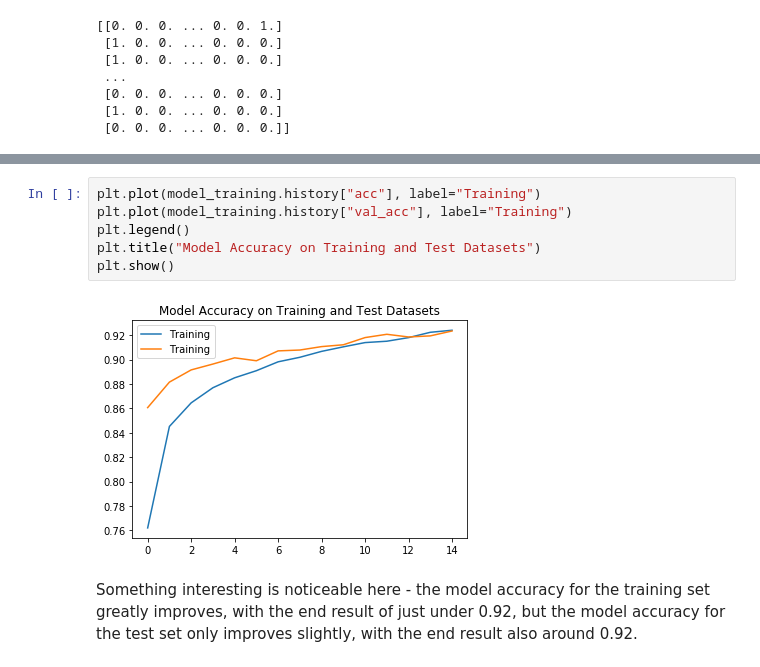
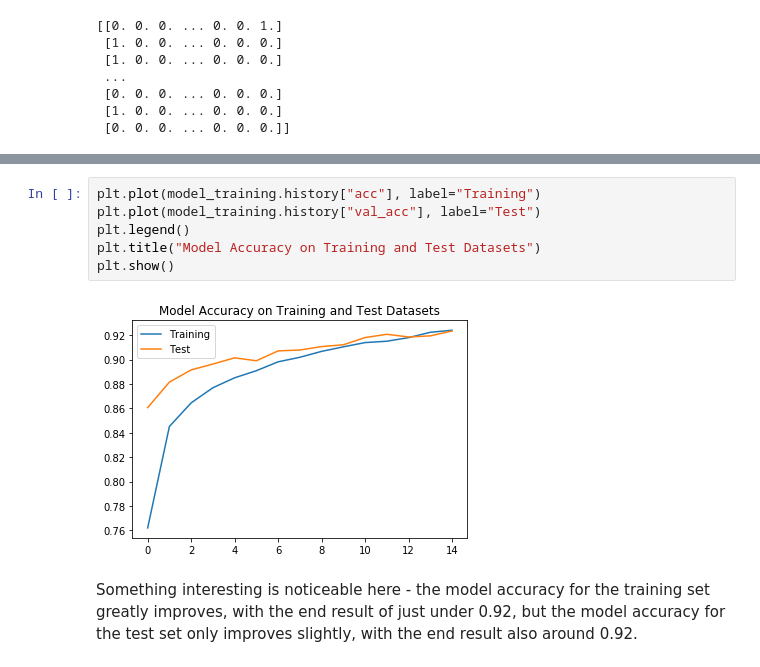
Before and after one commit to jyan33/ANLY590, a Jupyter notebook: ANLY590_Yan_HW2.ipynb, the cells around one changed output, grey strips where cells are left out. Drawn from its saved outputs; the diff is of its cells as text.

```diff
--- a/ANLY590_Yan_HW2.ipynb
+++ b/ANLY590_Yan_HW2.ipynb
@@ -248,12 +250,12 @@ Epoch 15/15
 60000/60000 [==============================] - 68s 1ms/step - loss: 0.2024 - acc: 0.9240 - val_loss: 0.2210 - val_acc: 0.9234
 # %%
 plt.plot(model_training.history["acc"], label="Training")
-plt.plot(model_training.history["val_acc"], label="Training")
+plt.plot(model_training.history["val_acc"], label="Test")
 plt.legend()
 plt.title("Model Accuracy on Training and Test Datasets")
 plt.show()
 # %% [output]
-[figure, old version]
+[figure, new version]
 # %% [markdown]
 Something interesting is noticeable here - the model accuracy for the training set greatly improves, with the end result of just under 0.92, but the model accuracy for the test set only improves slightly, with the end result also around 0.92.
 # %% [markdown]
```
Also changed, not shown: parts of 19 cells of this notebook.
